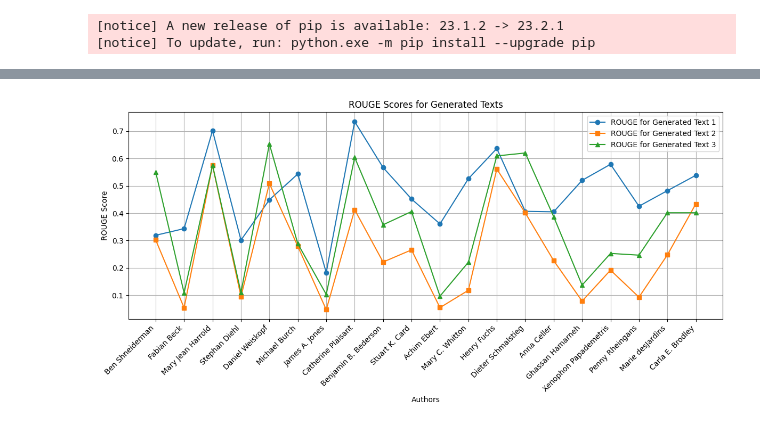
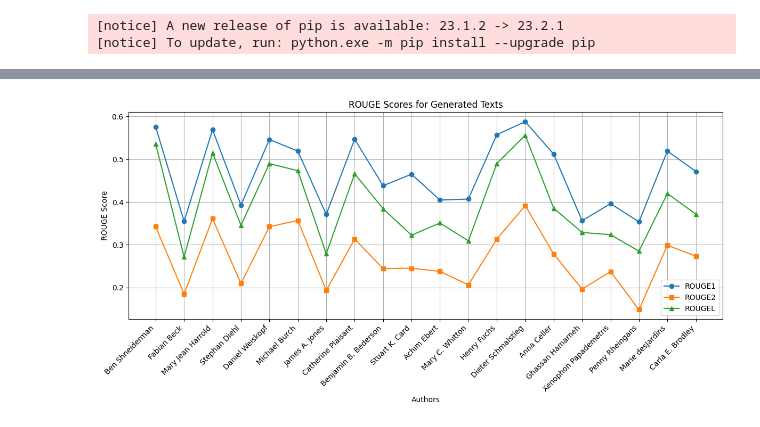
Before and after one commit to jonidamukaj/testing_LLMs, a Jupyter notebook: testing/paragraph1/davinci/Rouge/vis.ipynb, the cells around one changed output, grey strips where cells are left out. Cells and saved outputs as stored; diff of their text form; code cells hidden in the pictures.

Commit message:
rouge

```diff
--- a/testing/paragraph1/davinci/Rouge/vis.ipynb
+++ b/testing/paragraph1/davinci/Rouge/vis.ipynb
@@ -15,5 +15,5 @@ import json
 import matplotlib.pyplot as plt
 # %%
 # Step 1: Load the data from JSON
-with open("withNamesNEW.json", 'r') as json_file:
+with open("RandomNamesNEW.json", 'r') as json_file:
     data = json.load(json_file)
@@ -19,0 +53,10 @@ with open("withNamesNEW.json", 'r') as json_file:
+# %%
+from rouge_score import rouge_scorer
+
+scorer = rouge_scorer.RougeScorer(['rouge1', 'rouge2', 'rougeL'], use_stemmer=True)
+
+candidate_summary = "the cat was found under the bed"
+reference_summary = "the cat was under the bed"
+scores = scorer.score(reference_summary, candidate_summary)
+for key in scores:
+    print(f'{key}: {scores[key]}')
@@ -20,76 +67,77 @@ with open("withNamesNEW.json", 'r') as json_file:
 # %%
+import json
+from rouge_score import rouge_scorer
 import csv
 import matplotlib.pyplot as plt
-import nltk
-from nltk.translate.bleu_score import sentence_bleu
-from sklearn.feature_extraction.text import TfidfVectorizer
-from nltk.translate.bleu_score import sentence_bleu
 
-# Custom tokenizer that splits on whitespace
-def tokenizer(text):
-    return text.split()
+# Step 1: Load the data from JSON
+with open("RandomNamesNEW.json", 'r') as json_file:
+    data = json.load(json_file)
 
 # List to store ROUGE scores
-rouge_scores_generated1 = []
-rouge_scores_generated2 = []
-rouge_scores_generated3 = []
+rouge1_scores = []
+rouge2_scores = []
+rougeL_scores = []
 authors = []  # List to store author names
 
 # Iterate over each entry in the JSON data
-for i, entry in enumerate(data):
-    author_name = entry['name']  # Assuming you have a key for author name
+for entry in data:
+    author_name = entry['name']
     existing_text = entry['existing_text']
     generated_text1 = entry['generated_text1']
     generated_text2 = entry['generated_text2']
     generated_text3 = entry['generated_text3']
 
-    # Calculate ROUGE scores
-    rouge_score_generated1 = nltk.translate.bleu_score.sentence_bleu([existing_text], generated_text1)
-    rouge_score_generated2 = nltk.translate.bleu_score.sentence_bleu([existing_text], generated_text2)
-    rouge_score_generated3 = nltk.translate.bleu_score.sentence_bleu([existing_text], generated_text3)
+    # Create RougeScorer instance
+    scorer = rouge_scorer.RougeScorer(['rouge1', 'rouge2', 'rougeL'], use_stemmer=True)
 
-    rouge_scores_generated1.append(rouge_score_generated1)
-    rouge_scores_generated2.append(rouge_score_generated2)
-    rouge_scores_generated3.append(rouge_score_generated3)
-    authors.append(author_name)  # Store author name
+    # Calculate ROUGE scores for each generated text
+    scores1 = scorer.score(existing_text, generated_text1)
+    scores2 = scorer.score(existing_text, generated_text2)
+    scores3 = scorer.score(existing_text, generated_text3)
+
+    rouge1_scores.append((scores1['rouge1'].fmeasure + scores2['rouge1'].fmeasure + scores3['rouge1'].fmeasure) / 3)
+    rouge2_scores.append((scores1['rouge2'].fmeasure + scores2['rouge2'].fmeasure + scores3['rouge2'].fmeasure) / 3)
+    rougeL_scores.append((scores1['rougeL'].fmeasure + scores2['rougeL'].fmeasure + scores3['rougeL'].fmeasure) / 3)
+    authors.append(author_name)
 
 # Define x_values using author names
 x_values = authors
 
 # Create a list of dictionaries for each entry's ROUGE scores
 results = []
 for i in range(len(data)):
     result = {
         'Author': authors[i],
-        'ROUGE_Generated_Text_1': rouge_scores_generated1[i],
-        'ROUGE_Generated_Text_2': rouge_scores_generated2[i],
-        'ROUGE_Generated_Text_3': rouge_scores_generated3[i]
+        'ROUGE1': rouge1_scores[i],
+        'ROUGE2': rouge2_scores[i],
+        'ROUGEL': rougeL_scores[i]
     }
     results.append(result)
 
 # Write the results to a CSV file
-csv_file = 'rouge_scores.csv'
-with open(csv_file, 'w', newline='') as csvfile:
-    fieldnames = ['Author', 'ROUGE_Generated_Text_1', 'ROUGE_Generated_Text_2', 'ROUGE_Generated_Text_3']
-    writer = csv.DictWriter(csvfile, fieldnames=fieldnames)
-    writer.writeheader()
-    for result in results:
-        writer.writerow(result)
+#csv_file = 'rouge_scores.csv'
+#with open(csv_file, 'w', newline='') as csvfile:
+ #   fieldnames = ['Author', 'ROUGE1', 'ROUGE2', 'ROUGEL']
+  #  writer = csv.DictWriter(csvfile, fieldnames=fieldnames)
+   # writer.writeheader()
+    #for result in results:
+     #   writer.writerow(result)
 
 # Plot the ROUGE scores as line plots
 plt.figure(figsize=(12, 6))
 
-plt.plot(x_values, rouge_scores_generated1, label='ROUGE for Generated Text 1', marker='o')
-plt.plot(x_values, rouge_scores_generated2, label='ROUGE for Generated Text 2', marker='s')
-plt.plot(x_values, rouge_scores_generated3, label='ROUGE for Generated Text 3', marker='^')
+plt.plot(x_values, rouge1_scores, label='ROUGE1', marker='o')
+plt.plot(x_values, rouge2_scores, label='ROUGE2', marker='s')
+plt.plot(x_values, rougeL_scores, label='ROUGEL', marker='^')
 
 plt.xlabel('Authors')
 plt.ylabel('ROUGE Score')
 plt.title('ROUGE Scores for Generated Texts')
 plt.xticks(rotation=45, ha='right')  # Rotate x-axis labels for better readability
 plt.legend()
 plt.tight_layout()
 plt.grid(True)
 plt.show()
 # %% [output]
-[figure, old version]
+[figure, new version]
```
Also changed, not shown: parts of 6 cells of this notebook, 3 other files.
